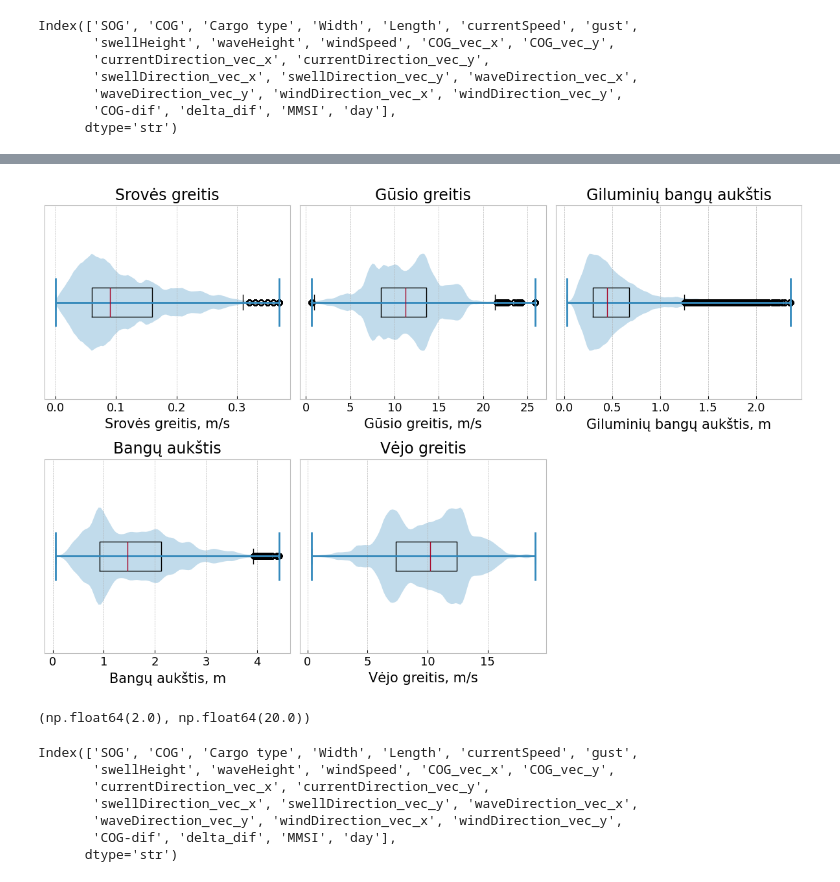
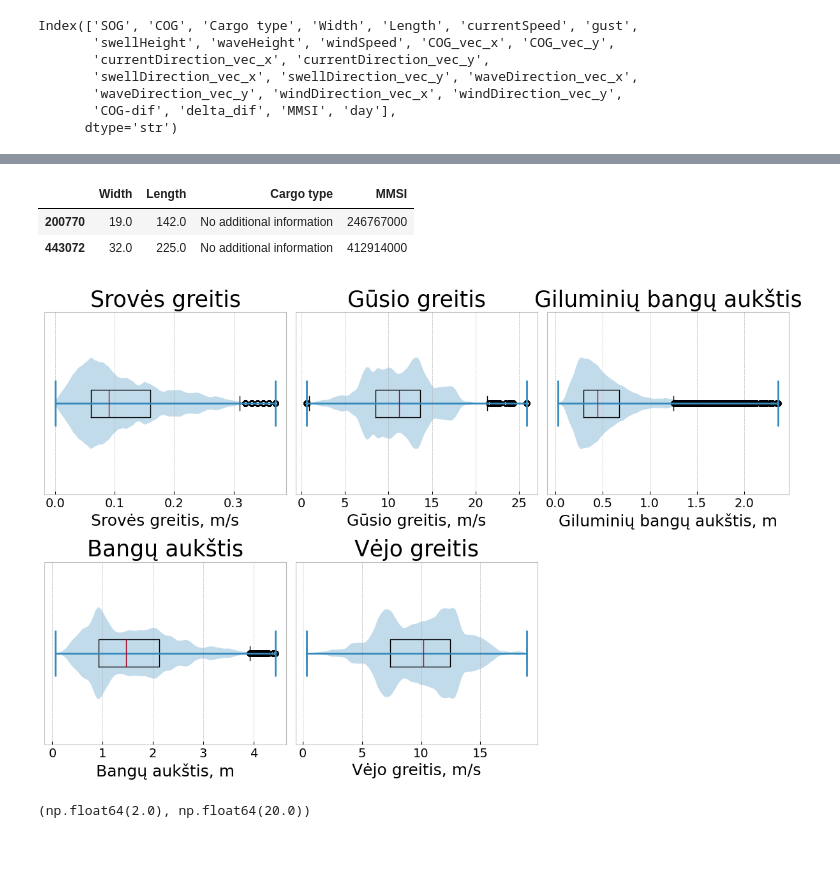
Before and after one commit to lukasjanusauskas/lukas-jan-kursinis-projektas, a Jupyter notebook: notebooks/duomenu-rinkinio-analize.ipynb, the cells around one changed output, grey strips where cells are left out. Cells and saved outputs as stored; diff of their text form; code cells hidden in the pictures; blank space fills up the shorter version.

```diff
--- a/notebooks/duomenu-rinkinio-analize.ipynb
+++ b/notebooks/duomenu-rinkinio-analize.ipynb
@@ -70,0 +192,37 @@ Index(['SOG', 'COG', 'Cargo type', 'Width', 'Length', 'currentSpeed', 'gust',
+# %%
+svarbus_kintamieji = {
+    'SOG': ('Greitis', 'kn'),
+    'COG': ('Kursas virš žemės', ''),
+    # 'Cargo type': 'Krovinio tipas',
+    # 'Width': 'Plotis',
+    # 'Length': 'Ilgis',
+    'COG-dif': ('COG pokytis', ''),
+    'delta_dif': ('$dif$ pokytis', '')
+}
+
+fig, axs = plt.subplots(nrows=2, ncols=2, figsize=(12, 8))
+plt.subplots_adjust(hspace=0.5)
+
+for ix, ax in enumerate(axs.ravel()):
+    if ix >= len(svarbus_kintamieji.items()):
+        ax.axis('off')
+        continue
+
+    kint, (kint_lt, unit) = list( svarbus_kintamieji.items() )[ix]
+
+    y = df[kint]
+
+    # if kint not in ['SOG', 'COG']:
+    #     y = np.cbrt(y)
+
+    ax.boxplot( y, orientation='horizontal' )
+    ax.violinplot( y, orientation='horizontal' )
+    ax.tick_params(axis='x', labelsize=13)
+    ax.set_yticks([])
+    ax.set_title(kint_lt, size=25)
+    ax.set_xlabel(f'{kint_lt}, {unit}', fontsize=18)
+    ax.tick_params(axis='both', labelsize=14)
+
+plt.tight_layout()
+plt.savefig('trajektorijos-kintamieji.png', dpi=750)
+plt.show()
@@ -71,3 +231,9 @@ Index(['SOG', 'COG', 'Cargo type', 'Width', 'Length', 'currentSpeed', 'gust',
+# %%
+df[df['SOG'] > 25][['Width', 'Length', 'Cargo type', 'MMSI']]
+# %% [output]
+|  | Width | Length | Cargo type | MMSI |
+| 200770 | 19.0 | 142.0 | No additional information | 246767000 |
+| 443072 | 32.0 | 225.0 | No additional information | 412914000 |
 # %%
 svarbus_kintamieji = {
     # 'SOG': ('Greitis', 'm/s'),
@@ -75,36 +241,37 @@ svarbus_kintamieji = {
     # 'Cargo type': 'Krovinio tipas',
     # 'Width': 'Plotis',
     # 'Length': 'Ilgis',
     'currentSpeed': ('Srovės greitis', 'm/s'),
     'gust': ('Gūsio greitis', 'm/s'),
     'swellHeight': ('Giluminių bangų aukštis', 'm'),
     'waveHeight': ('Bangų aukštis', 'm'),
     'windSpeed': ('Vėjo greitis', 'm/s')
     # 'COG-dif': 'COG pokytis',
     # 'delta_dif': '$dif$ pokytis'
 }
 
 fig, axs = plt.subplots(nrows=2, ncols=3, figsize=(12, 8))
 plt.subplots_adjust(hspace=0.5)
 
 for ix, ax in enumerate(axs.ravel()):
     if ix >= len(svarbus_kintamieji.items()):
         ax.axis('off')
         continue
 
     kint, (kint_lt, unit) = list( svarbus_kintamieji.items() )[ix]
     ax.boxplot( df[kint], orientation='horizontal' )
     ax.violinplot( df[kint], orientation='horizontal' )
     ax.tick_params(axis='x', labelsize=13)
     ax.set_yticks([])
-    ax.set_title(kint_lt, size=17)
-    ax.set_xlabel(f'{kint_lt}, {unit}', fontsize=15)
+    ax.set_title(kint_lt, size=25)
+    ax.set_xlabel(f'{kint_lt}, {unit}', fontsize=18)
+    ax.tick_params(axis='both', labelsize=14)
 
 plt.tight_layout()
 plt.savefig('meteorologiniai-kintamieji.png', dpi=750)
 plt.show()
 # %% [output]
-[figure, old version]
+[figure, new version]
 # %%
 q1, q3 = np.quantile(gaps, q=[0.05, 0.95])
 q1, q3
@@ -112,13 +279,3 @@ q1, q3
 (np.float64(2.0), np.float64(20.0))
 # %%
 import seaborn as sns
-# %%
-df.columns
-# %% [output]
-Index(['SOG', 'COG', 'Cargo type', 'Width', 'Length', 'currentSpeed', 'gust',
-       'swellHeight', 'waveHeight', 'windSpeed', 'COG_vec_x', 'COG_vec_y',
-       'currentDirection_vec_x', 'currentDirection_vec_y',
-       'swellDirection_vec_x', 'swellDirection_vec_y', 'waveDirection_vec_x',
-       'waveDirection_vec_y', 'windDirection_vec_x', 'windDirection_vec_y',
-       'COG-dif', 'delta_dif', 'MMSI', 'day'],
-      dtype='str')
```
Also changed, not shown: parts of 13 cells of this notebook, 13 other files.
